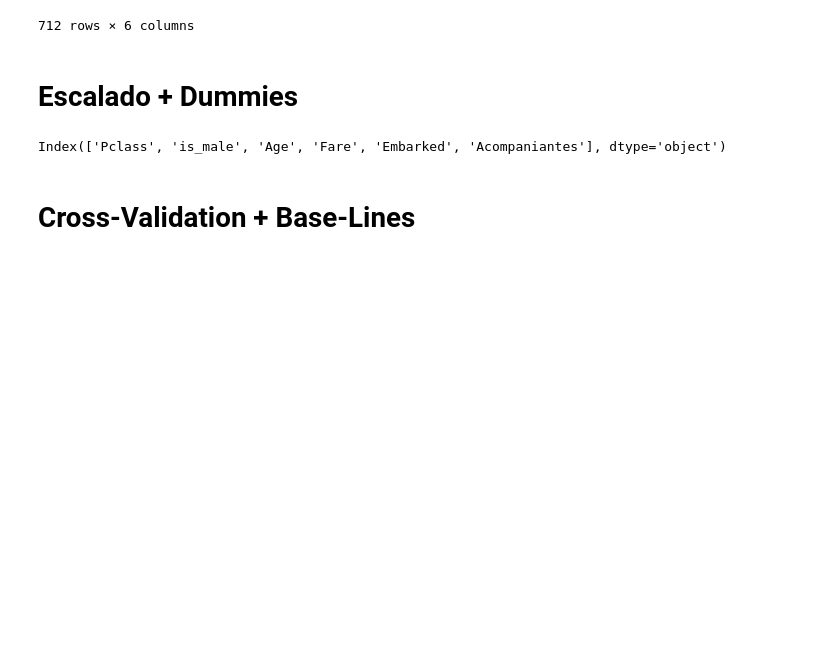
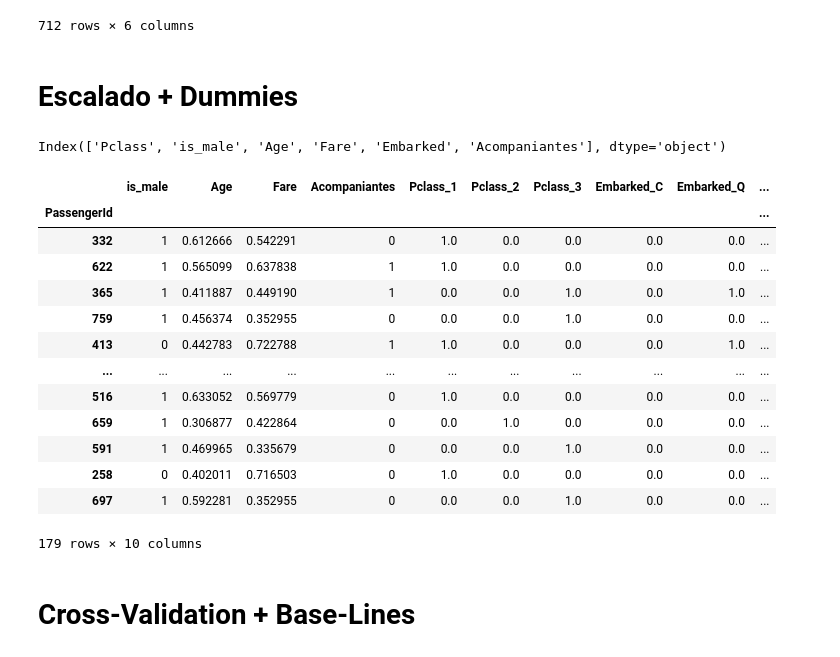
Before and after one commit to LauraGSanchz/DS_PT_09_2023, a Jupyter notebook: Machine_Learning/1-Supervisado/4-Ejercicio/Titanic_juan.ipynb, the cells around one changed output. Cells and saved outputs as stored; diff of their text form; code cells hidden in the pictures; blank space fills up the shorter version.

```diff
--- a/Machine_Learning/1-Supervisado/4-Ejercicio/Titanic_juan.ipynb
+++ b/Machine_Learning/1-Supervisado/4-Ejercicio/Titanic_juan.ipynb
@@ -301,6 +302,23 @@ X_train_sca_ohe = pd.concat([X_train, transformed_df], axis=1).drop(columns=['Pc
 transformed_X_val = ohe.transform(X_test[['Pclass','Embarked']])
 transformed_df = pd.DataFrame(transformed_X_val, columns=ohe.get_feature_names_out(['Pclass','Embarked']), index=X_test.index)
 X_test_sca_ohe = pd.concat([X_test, transformed_df], axis=1).drop(columns=['Pclass','Embarked'])
+# %%
+X_test_sca_ohe
+# %% [output]
+|  | is_male | Age | Fare | Acompaniantes | Pclass_1 | Pclass_2 | Pclass_3 | Embarked_C | Embarked_Q | ... |
+| PassengerId |  |  |  |  |  |  |  |  |  | ... |
+| 332 | 1 | 0.612666 | 0.542291 | 0 | 1.0 | 0.0 | 0.0 | 0.0 | 0.0 | ... |
+| 622 | 1 | 0.565099 | 0.637838 | 1 | 1.0 | 0.0 | 0.0 | 0.0 | 0.0 | ... |
+| 365 | 1 | 0.411887 | 0.449190 | 1 | 0.0 | 0.0 | 1.0 | 0.0 | 1.0 | ... |
+| 759 | 1 | 0.456374 | 0.352955 | 0 | 0.0 | 0.0 | 1.0 | 0.0 | 0.0 | ... |
+| 413 | 0 | 0.442783 | 0.722788 | 1 | 1.0 | 0.0 | 0.0 | 0.0 | 1.0 | ... |
+| ... | ... | ... | ... | ... | ... | ... | ... | ... | ... | ... |
+| 516 | 1 | 0.633052 | 0.569779 | 0 | 1.0 | 0.0 | 0.0 | 0.0 | 0.0 | ... |
+| 659 | 1 | 0.306877 | 0.422864 | 0 | 0.0 | 1.0 | 0.0 | 0.0 | 0.0 | ... |
+| 591 | 1 | 0.469965 | 0.335679 | 0 | 0.0 | 0.0 | 1.0 | 0.0 | 0.0 | ... |
+| 258 | 0 | 0.402011 | 0.716503 | 0 | 1.0 | 0.0 | 0.0 | 0.0 | 0.0 | ... |
+| 697 | 1 | 0.592281 | 0.352955 | 0 | 0.0 | 0.0 | 1.0 | 0.0 | 0.0 | ... |
+179 rows × 10 columns
 # %% [markdown]
 # Cross-Validation + Base-Lines
 # %%
```
Also changed, not shown: parts of 8 cells of this notebook, 14 other files.
